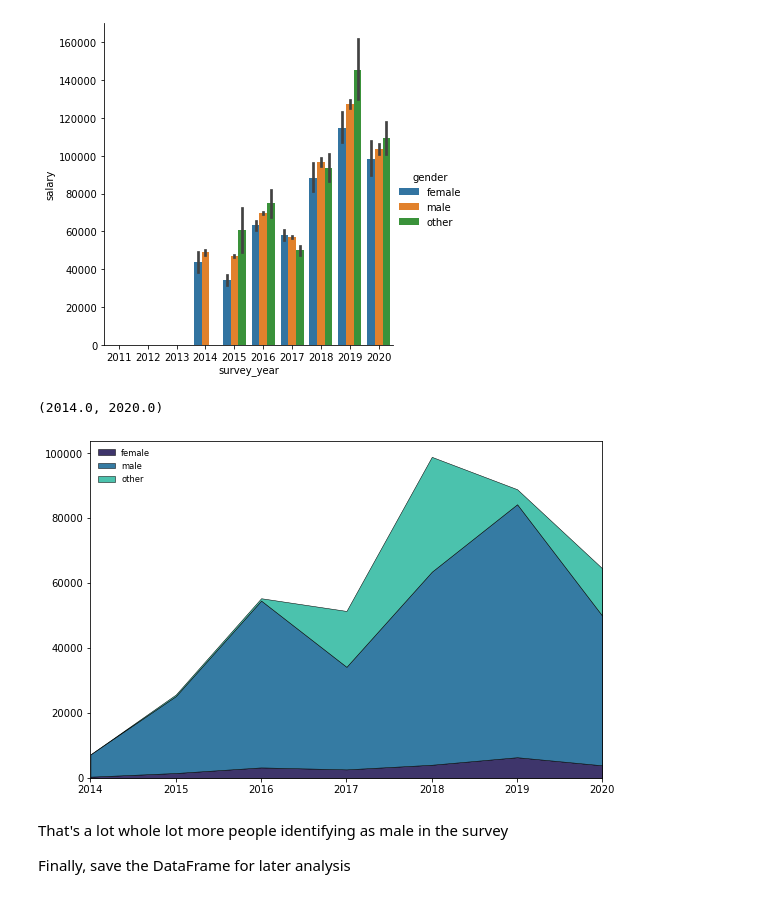
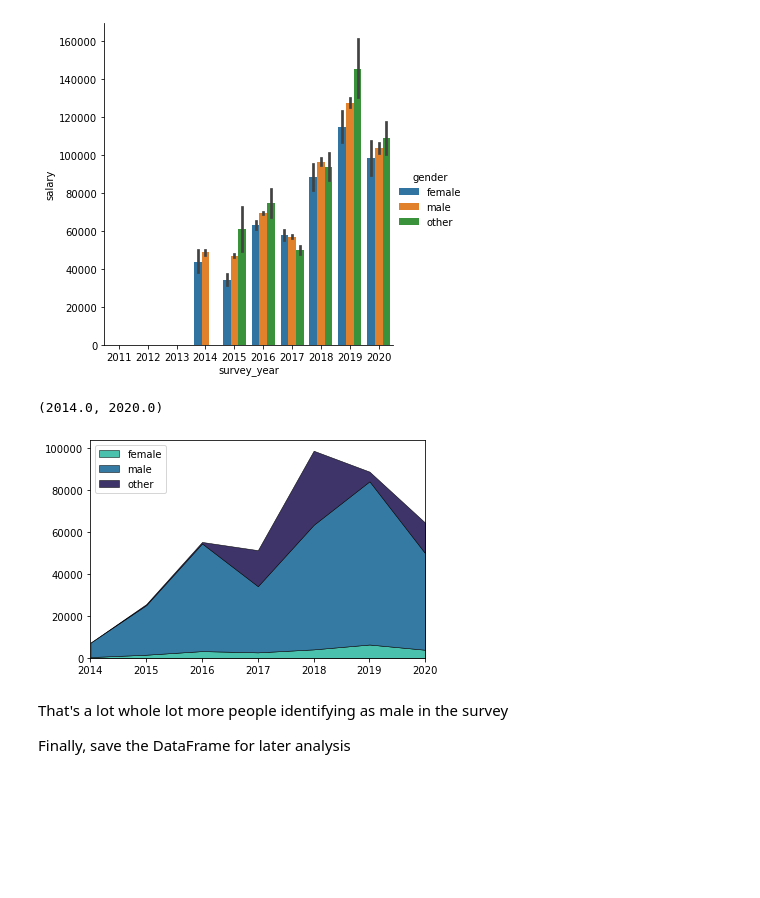
Before and after one commit to djlns/stackoverflow-insights, a Jupyter notebook: condition.ipynb, the cells around one changed output. Saved outputs shown, nothing was run; the diff lists cells and outputs as text; code cells hidden in the pictures; blank space fills up the shorter version.

```diff
--- a/condition.ipynb
+++ b/condition.ipynb
@@ -249,7 +249,7 @@ for i, df in enumerate(surveys[:4]):
 Join surveys together into a single dataframe, and then pick desired columns
 # %%
 def sel_cols(x):
-    if x in ["survey_year"]+interest_cols:
+    if x in ["survey_year", "country"] + interest_cols:
         return True
     elif any(x.startswith(c+'_') for c in interest_cols):
         return True
@@ -271,17 +271,23 @@ sns.catplot(x="survey_year",       # x variable name
 [figure]
 # %%
 dt = df.groupby(["survey_year", "gender"])
-dg = dt['gender'].count().unstack("gender").fillna(0)
+dg = dt['gender'].count().unstack().fillna(0)
 
-fig, ax = plt.subplots(figsize=(8,5), constrained_layout=True)
-ax.stackplot(dg.index, dg.values.T, baseline='zero',
-                colors=sns.color_palette("mako", 3),
-                labels=dg.columns, edgecolor='k', linewidth=0.5)
-ax.legend(loc=2,fontsize='small',frameon=False)
+fig, ax = plt.subplots()
+ax.stackplot(
+    dg.index,
+    dg.values.T,
+    # baseline='wiggle',
+    colors=sns.color_palette("mako_r", 3),
+    labels=dg.columns,
+    edgecolor='k',
+    linewidth=0.5
+)
+ax.legend(loc=2)
 ax.set_xlim(dg.index.min(), dg.index.max())
 # %% [output]
 (2014.0, 2020.0)
-[figure, old version]
+[figure, new version]
 # %% [markdown]
 That's a lot whole lot more people identifying as male in the survey
 
```
Also changed, not shown: 1 other file.
